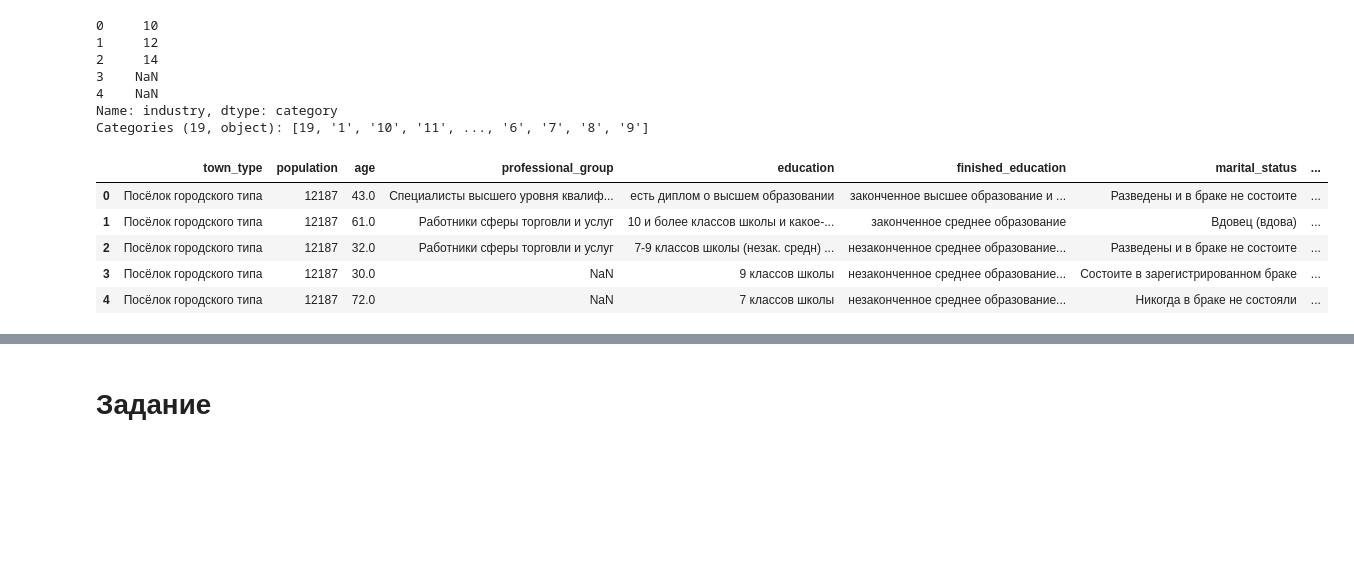
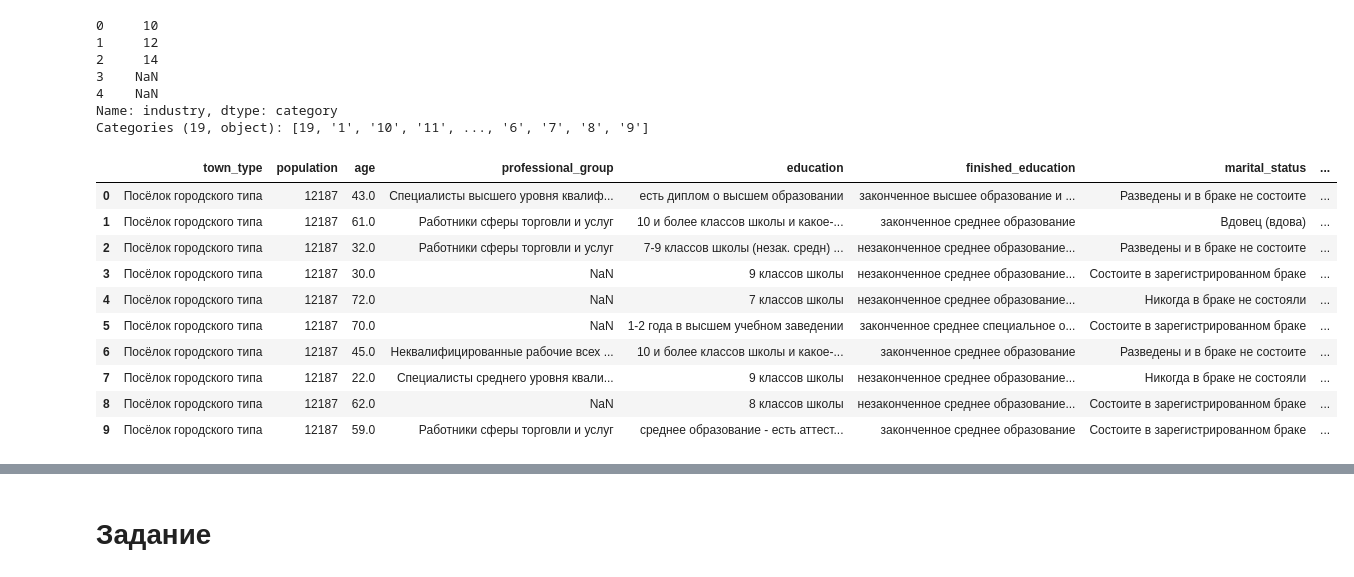
Before and after one commit to disimhot/hse_stat, a Jupyter notebook: Elena Efimova - hw4_linreg.ipynb, the cells around one changed output, grey strips where cells are left out. Saved outputs shown, nothing was run; the diff lists cells and outputs as text; code cells hidden in the pictures; blank space fills up the shorter version.

```diff
--- a/Elena Efimova - hw4_linreg.ipynb
+++ b/Elena Efimova - hw4_linreg.ipynb
@@ -57,7 +75,7 @@ rename_cols={
     'uj4.1':'industry',
     'uj13.2':'wage'}
 # %%
-df = pd.read_csv('../data/r25iall26с.csv', usecols=cols.keys(), dtype=cols,
+df = pd.read_csv('./data/r25iall26с.csv', usecols=cols.keys(), dtype=cols,
                  na_values=['#NULL!','NA','99999999','99999998','99999997'],
                  low_memory=False)
 df = df.rename(columns = rename_cols)
@@ -229,14 +265,19 @@ for col in cats:
 #     df[col] = df[col].astype('category').cat.rename_categories(dict_j)
     df[col] = df[col].astype(float).replace(dict_j).astype('category')
 # %%
-df.head()
+df.head(10)
 # %% [output]
 |  | town_type | population | age | professional_group | education | finished_education | marital_status | ... |
 | 0 | Посёлок городского типа | 12187 | 43.0 | Специалисты высшего уровня квалиф... | есть диплом о высшем образовании | законченное высшее образование и ... | Разведены и в браке не состоите | ... |
 | 1 | Посёлок городского типа | 12187 | 61.0 | Работники сферы торговли и услуг | 10 и более классов школы и какое-... | законченное среднее образование | Bдовец (вдова) | ... |
 | 2 | Посёлок городского типа | 12187 | 32.0 | Работники сферы торговли и услуг | 7-9 классов школы (незак. средн) ... | незаконченное среднее образование... | Разведены и в браке не состоите | ... |
 | 3 | Посёлок городского типа | 12187 | 30.0 | NaN | 9 классов школы | незаконченное среднее образование... | Состоите в зарегистрированном браке | ... |
 | 4 | Посёлок городского типа | 12187 | 72.0 | NaN | 7 классов школы | незаконченное среднее образование... | Никогда в браке не состояли | ... |
+| 5 | Посёлок городского типа | 12187 | 70.0 | NaN | 1-2 года в высшем учебном заведении | законченное среднее специальное о... | Состоите в зарегистрированном браке | ... |
+| 6 | Посёлок городского типа | 12187 | 45.0 | Неквалифицированные рабочие всех ... | 10 и более классов школы и какое-... | законченное среднее образование | Разведены и в браке не состоите | ... |
+| 7 | Посёлок городского типа | 12187 | 22.0 | Специалисты среднего уровня квали... | 9 классов школы | незаконченное среднее образование... | Никогда в браке не состояли | ... |
+| 8 | Посёлок городского типа | 12187 | 62.0 | NaN | 8 классов школы | незаконченное среднее образование... | Состоите в зарегистрированном браке | ... |
+| 9 | Посёлок городского типа | 12187 | 59.0 | Работники сферы торговли и услуг | среднее образование - есть аттест... | законченное среднее образование | Состоите в зарегистрированном браке | ... |
 # %%
 df.info()
 # %% [output]
```
Also changed, not shown: parts of 48 cells of this notebook.
